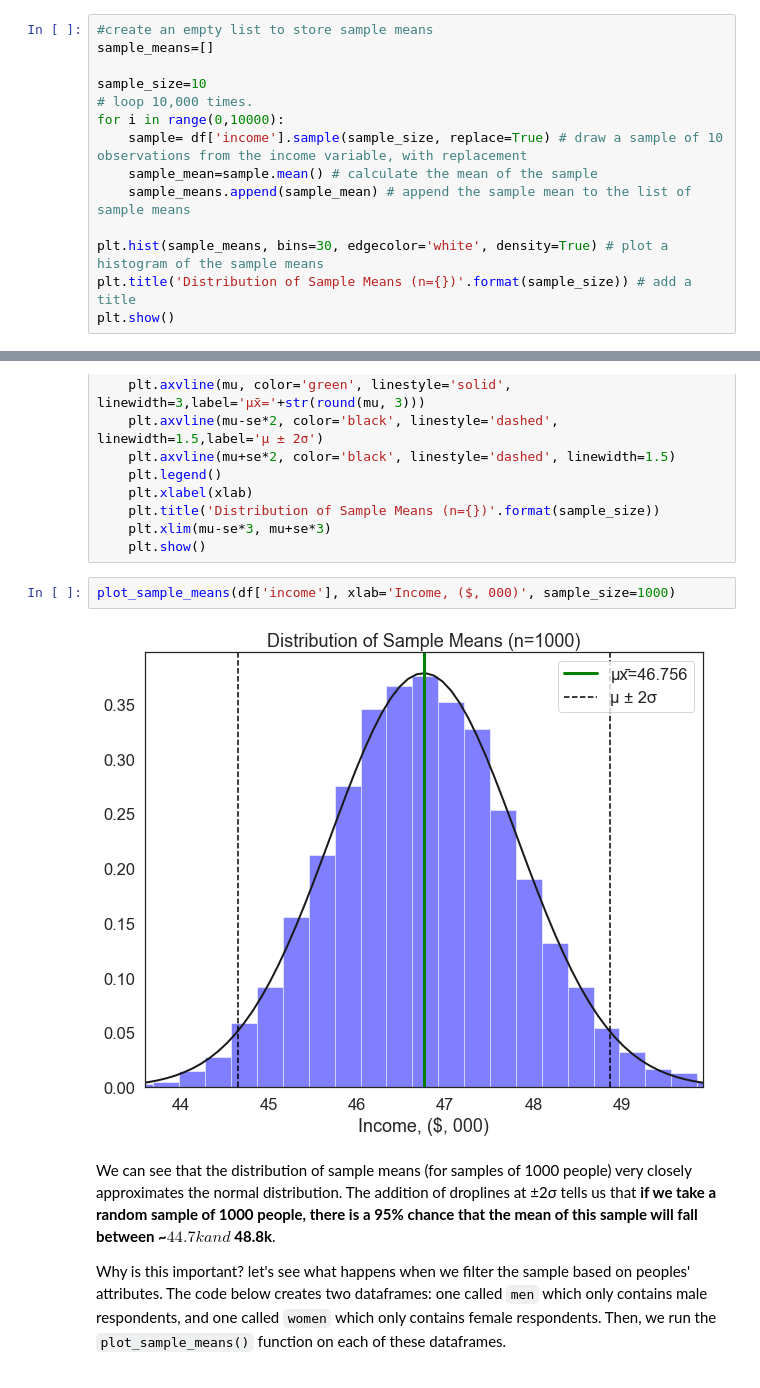
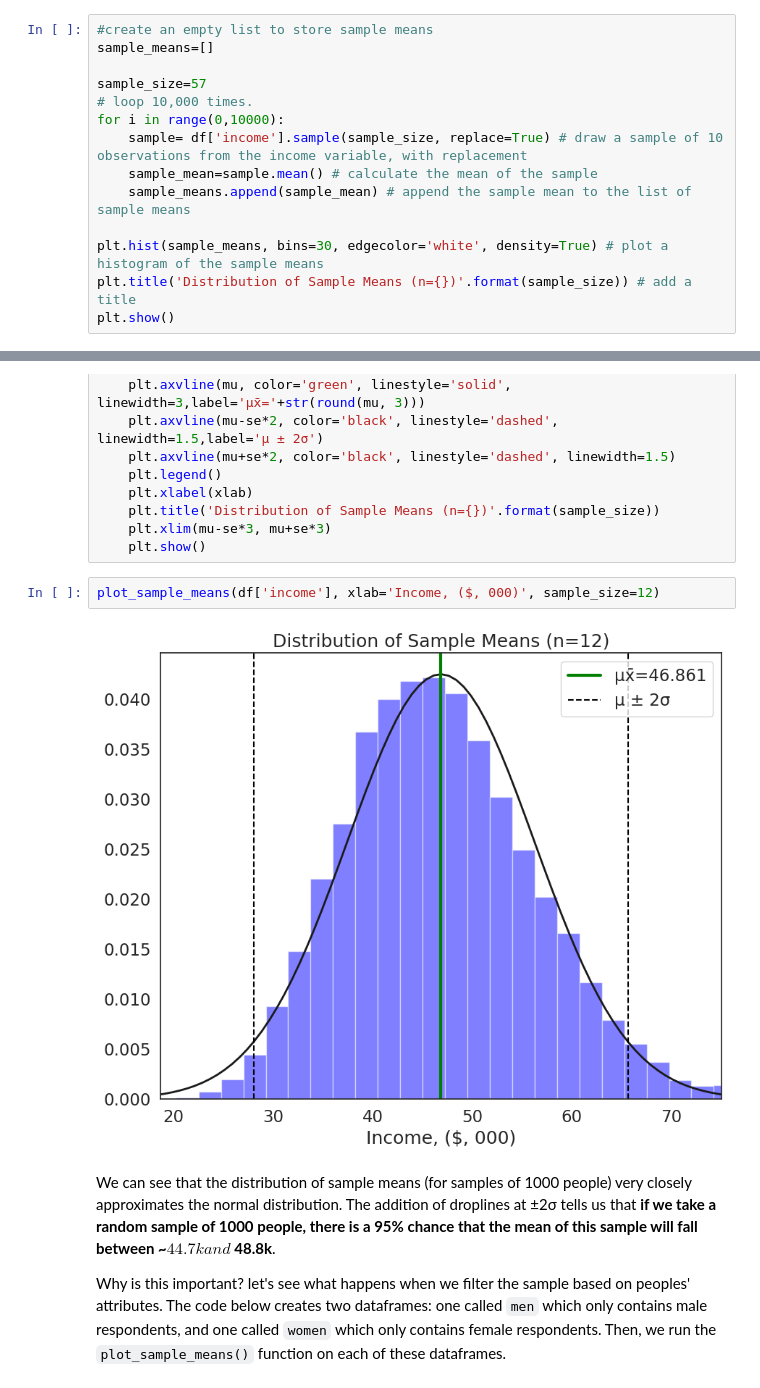
Before and after one commit to yuhengding1206/QM2-2024, a Jupyter notebook: notebooks/W05. Distributions and Basic Statistics.ipynb, the cells around one changed output, grey strips where cells are left out. Cells and saved outputs as stored; diff of their text form.

```diff
--- a/notebooks/W05. Distributions and Basic Statistics.ipynb
+++ b/notebooks/W05. Distributions and Basic Statistics.ipynb
@@ -359,7 +363,7 @@ Hopefully, you will have noticed that as the sample size increases, the sample m
 #create an empty list to store sample means
 sample_means=[]
 
-sample_size=10
+sample_size=57
 # loop 10,000 times.
 for i in range(0,10000):
     sample= df['income'].sample(sample_size, replace=True) # draw a sample of 10 observations from the income variable, with replacement
@@ -417,9 +421,9 @@ def plot_sample_means(var, xlab, sample_size): # define a function called plot_s
     plt.xlim(mu-se*3, mu+se*3)
     plt.show()
 # %%
-plot_sample_means(df['income'], xlab='Income, ($, 000)', sample_size=1000)
+plot_sample_means(df['income'], xlab='Income, ($, 000)', sample_size=12)
 # %% [output]
-[figure, old version]
+[figure, new version]
 # %% [markdown]
 We can see that the distribution of sample means (for samples of 1000 people) very closely approximates the normal distribution. The addition of droplines at ±2σ tells us that **if we take a random sample of 1000 people, there is a 95% chance that the mean of this sample will fall between ~$44.7k and ~$48.8k**.
 
```
Also changed, not shown: parts of 14 cells of this notebook.
